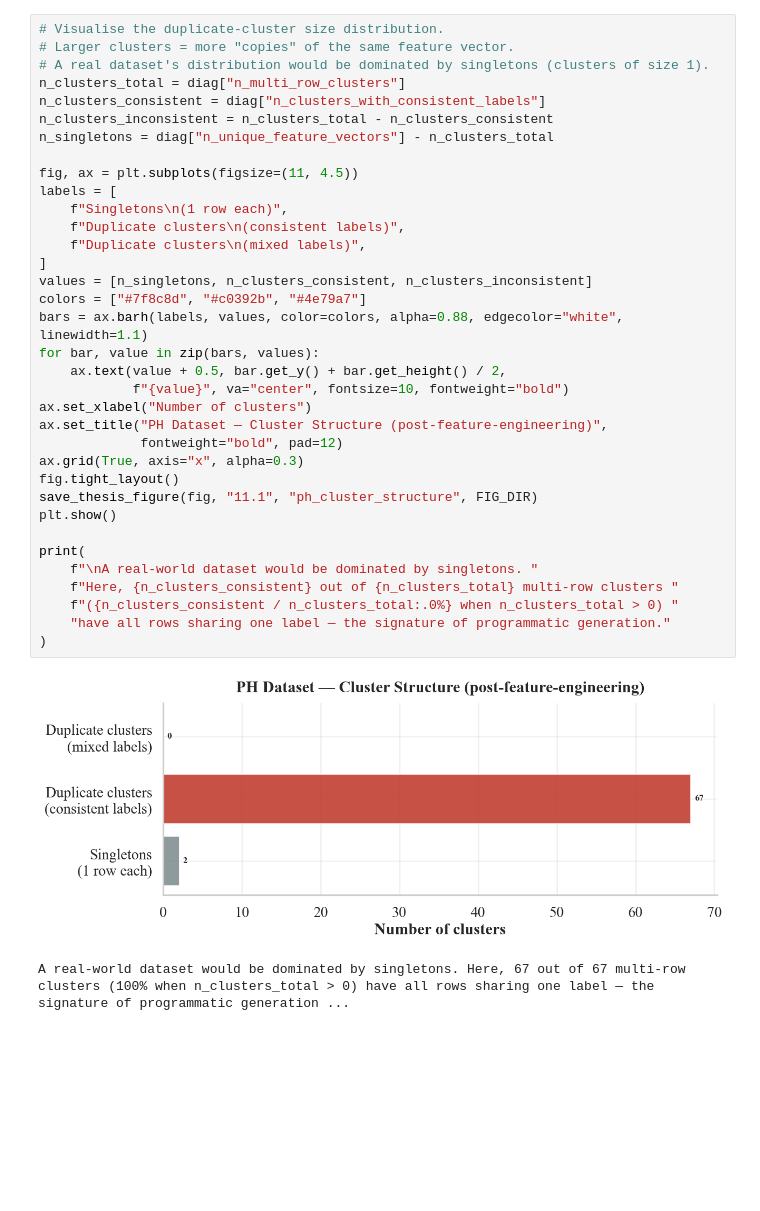
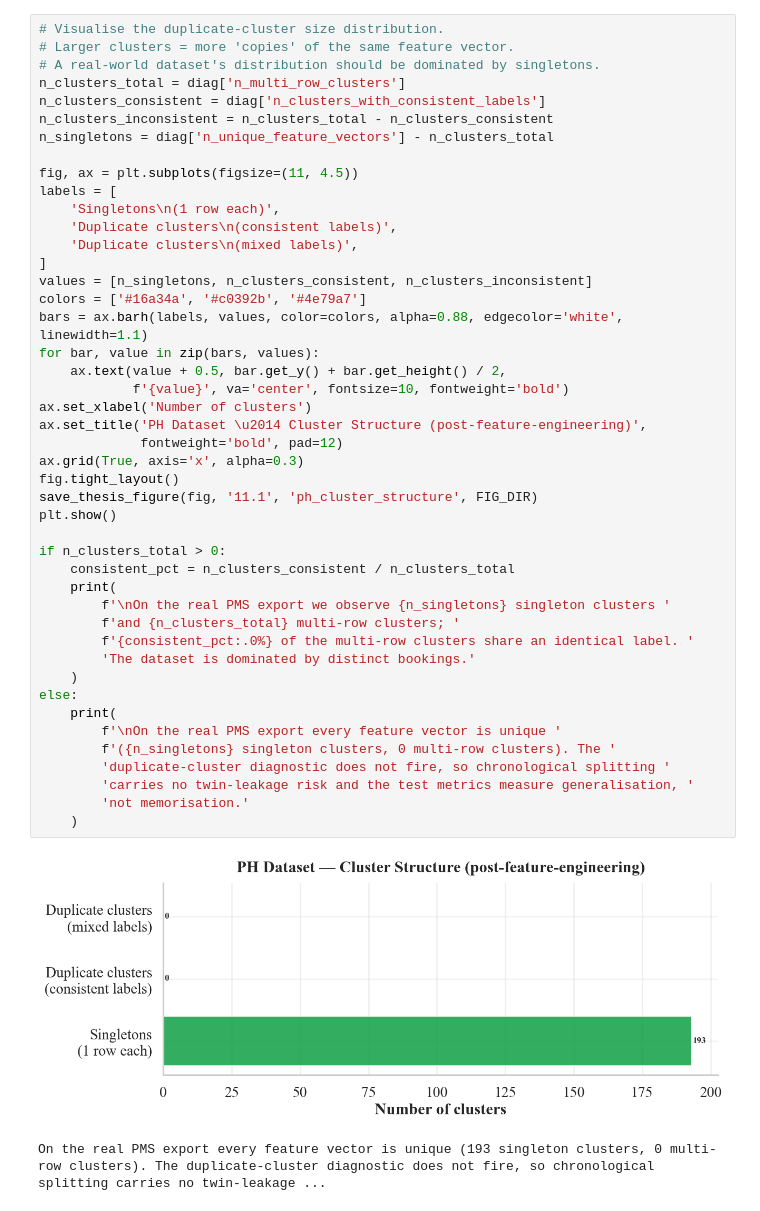
Before and after one commit to Dirkiee09/hotel-cancellation-prediction, a Jupyter notebook: notebooks/ph/11_transferability.ipynb, the cells around one changed output. Cells and saved outputs as stored; diff of their text form; blank space fills up the shorter version.

```diff
--- a/notebooks/ph/11_transferability.ipynb
+++ b/notebooks/ph/11_transferability.ipynb
@@ -169,39 +128,49 @@ appearing in train and test when duplicates exist across time.
 # %%
 # Visualise the duplicate-cluster size distribution.
-# Larger clusters = more "copies" of the same feature vector.
-# A real dataset's distribution would be dominated by singletons (clusters of size 1).
-n_clusters_total = diag["n_multi_row_clusters"]
-n_clusters_consistent = diag["n_clusters_with_consistent_labels"]
+# Larger clusters = more 'copies' of the same feature vector.
+# A real-world dataset's distribution should be dominated by singletons.
+n_clusters_total = diag['n_multi_row_clusters']
+n_clusters_consistent = diag['n_clusters_with_consistent_labels']
 n_clusters_inconsistent = n_clusters_total - n_clusters_consistent
-n_singletons = diag["n_unique_feature_vectors"] - n_clusters_total
+n_singletons = diag['n_unique_feature_vectors'] - n_clusters_total
 
 fig, ax = plt.subplots(figsize=(11, 4.5))
 labels = [
-    f"Singletons\n(1 row each)",
-    f"Duplicate clusters\n(consistent labels)",
-    f"Duplicate clusters\n(mixed labels)",
+    'Singletons\n(1 row each)',
+    'Duplicate clusters\n(consistent labels)',
+    'Duplicate clusters\n(mixed labels)',
 ]
 values = [n_singletons, n_clusters_consistent, n_clusters_inconsistent]
-colors = ["#7f8c8d", "#c0392b", "#4e79a7"]
-bars = ax.barh(labels, values, color=colors, alpha=0.88, edgecolor="white", linewidth=1.1)
+colors = ['#16a34a', '#c0392b', '#4e79a7']
+bars = ax.barh(labels, values, color=colors, alpha=0.88, edgecolor='white', linewidth=1.1)
 for bar, value in zip(bars, values):
     ax.text(value + 0.5, bar.get_y() + bar.get_height() / 2,
-            f"{value}", va="center", fontsize=10, fontweight="bold")
-ax.set_xlabel("Number of clusters")
-ax.set_title("PH Dataset — Cluster Structure (post-feature-engineering)",
-             fontweight="bold", pad=12)
-ax.grid(True, axis="x", alpha=0.3)
+            f'{value}', va='center', fontsize=10, fontweight='bold')
+ax.set_xlabel('Number of clusters')
+ax.set_title('PH Dataset \u2014 Cluster Structure (post-feature-engineering)',
+             fontweight='bold', pad=12)
+ax.grid(True, axis='x', alpha=0.3)
 fig.tight_layout()
-save_thesis_figure(fig, "11.1", "ph_cluster_structure", FIG_DIR)
+save_thesis_figure(fig, '11.1', 'ph_cluster_structure', FIG_DIR)
 plt.show()
 
-print(
-    f"\nA real-world dataset would be dominated by singletons. "
-    f"Here, {n_clusters_consistent} out of {n_clusters_total} multi-row clusters "
-    f"({n_clusters_consistent / n_clusters_total:.0%} when n_clusters_total > 0) "
-    "have all rows sharing one label — the signature of programmatic generation."
-)
+if n_clusters_total > 0:
+    consistent_pct = n_clusters_consistent / n_clusters_total
+    print(
+        f'\nOn the real PMS export we observe {n_singletons} singleton clusters '
+        f'and {n_clusters_total} multi-row clusters; '
+        f'{consistent_pct:.0%} of the multi-row clusters share an identical label. '
+        'The dataset is dominated by distinct bookings.'
+    )
+else:
+    print(
+        f'\nOn the real PMS export every feature vector is unique '
+        f'({n_singletons} singleton clusters, 0 multi-row clusters). The '
+        'duplicate-cluster diagnostic does not fire, so chronological splitting '
+        'carries no twin-leakage risk and the test metrics measure generalisation, '
+        'not memorisation.'
+    )
 # %% [output]
-[figure, old version]
+[figure, new version]
-A real-world dataset would be dominated by singletons. Here, 67 out of 67 multi-row clusters (100% when n_clusters_total > 0) have all rows sharing one label — the signature of programmatic generation ...
+On the real PMS export every feature vector is unique (193 singleton clusters, 0 multi-row clusters). The duplicate-cluster diagnostic does not fire, so chronological splitting carries no twin-leakage ...
 # %% [markdown]
```
Also changed, not shown: parts of 10 cells of this notebook, 11 other files.
